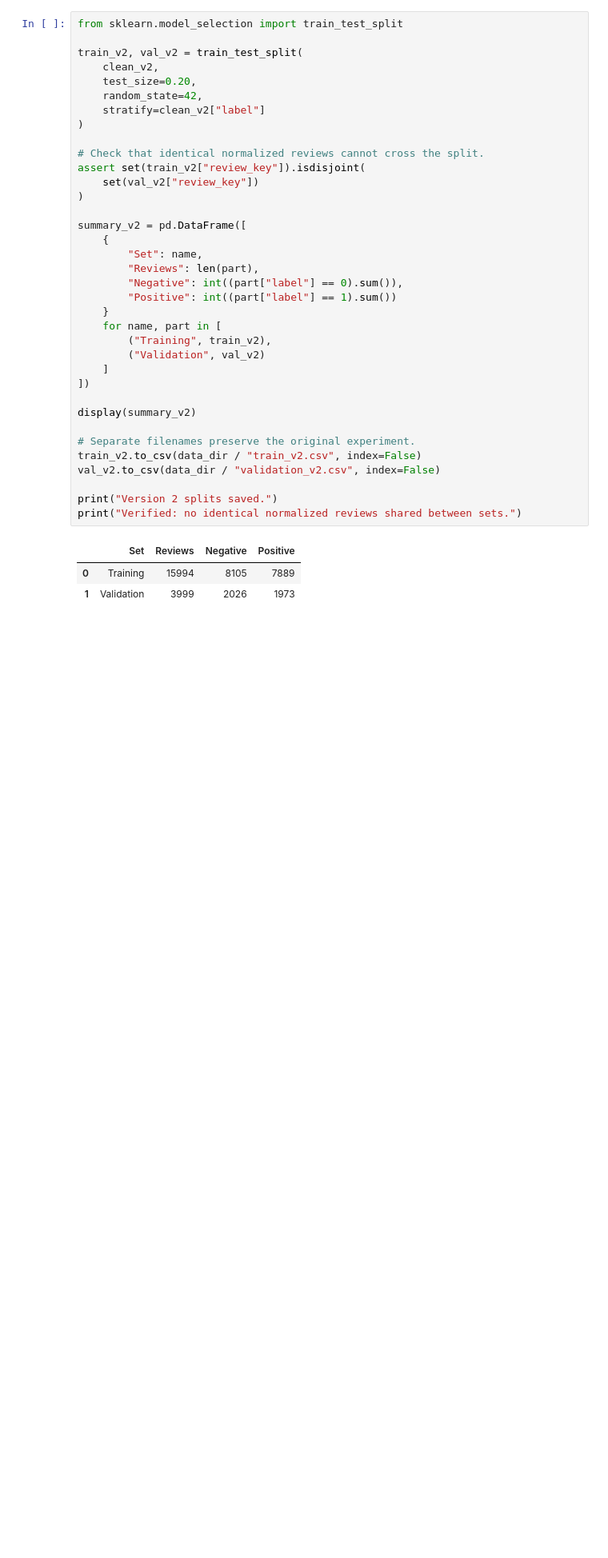
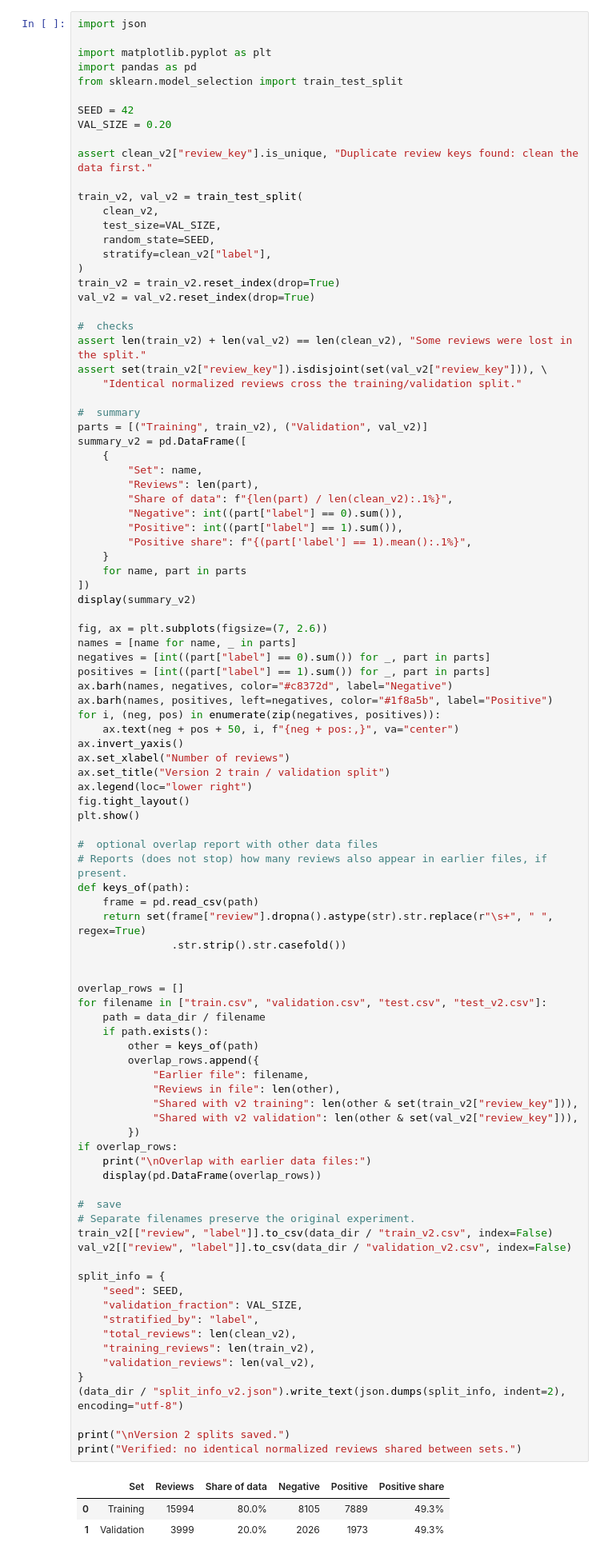
Before and after one commit to xahiru/PT22026, a Jupyter notebook: ali081/sentiment_analysis.ipynb, the cells around one changed output. Shown at 80% size. Cells and saved outputs as stored; diff of their text form; blank space fills up the shorter version.

```diff
--- a/ali081/sentiment_analysis.ipynb
+++ b/ali081/sentiment_analysis.ipynb
@@ -900,42 +1742,102 @@ Clean reviews: 19993
 # %% [markdown]
 ## 4.2 Stratified development splits
 # %%
+import json
+
+import matplotlib.pyplot as plt
+import pandas as pd
 from sklearn.model_selection import train_test_split
+
+SEED = 42
+VAL_SIZE = 0.20
+
+assert clean_v2["review_key"].is_unique, "Duplicate review keys found: clean the data first."
 
 train_v2, val_v2 = train_test_split(
     clean_v2,
-    test_size=0.20,
-    random_state=42,
-    stratify=clean_v2["label"]
+    test_size=VAL_SIZE,
+    random_state=SEED,
+    stratify=clean_v2["label"],
 )
+train_v2 = train_v2.reset_index(drop=True)
+val_v2 = val_v2.reset_index(drop=True)
 
-# Check that identical normalized reviews cannot cross the split.
-assert set(train_v2["review_key"]).isdisjoint(
-    set(val_v2["review_key"])
-)
+#  checks
+assert len(train_v2) + len(val_v2) == len(clean_v2), "Some reviews were lost in the split."
+assert set(train_v2["review_key"]).isdisjoint(set(val_v2["review_key"])), \
+    "Identical normalized reviews cross the training/validation split."
 
+#  summary
+parts = [("Training", train_v2), ("Validation", val_v2)]
 summary_v2 = pd.DataFrame([
     {
         "Set": name,
         "Reviews": len(part),
+        "Share of data": f"{len(part) / len(clean_v2):.1%}",
         "Negative": int((part["label"] == 0).sum()),
-        "Positive": int((part["label"] == 1).sum())
+        "Positive": int((part["label"] == 1).sum()),
+        "Positive share": f"{(part['label'] == 1).mean():.1%}",
     }
-    for name, part in [
-        ("Training", train_v2),
-        ("Validation", val_v2)
-    ]
+    for name, part in parts
 ])
-
 display(summary_v2)
 
+fig, ax = plt.subplots(figsize=(7, 2.6))
+names = [name for name, _ in parts]
+negatives = [int((part["label"] == 0).sum()) for _, part in parts]
+positives = [int((part["label"] == 1).sum()) for _, part in parts]
+ax.barh(names, negatives, color="#c8372d", label="Negative")
+ax.barh(names, positives, left=negatives, color="#1f8a5b", label="Positive")
+for i, (neg, pos) in enumerate(zip(negatives, positives)):
+    ax.text(neg + pos + 50, i, f"{neg + pos:,}", va="center")
+ax.invert_yaxis()
+ax.set_xlabel("Number of reviews")
+ax.set_title("Version 2 train / validation split")
+ax.legend(loc="lower right")
+fig.tight_layout()
+plt.show()
+
+#  optional overlap report with other data files
+# Reports (does not stop) how many reviews also appear in earlier files, if present.
+def keys_of(path):
+    frame = pd.read_csv(path)
+    return set(frame["review"].dropna().astype(str).str.replace(r"\s+", " ", regex=True)
+               .str.strip().str.casefold())
+
+
+overlap_rows = []
+for filename in ["train.csv", "validation.csv", "test.csv", "test_v2.csv"]:
+    path = data_dir / filename
+    if path.exists():
+        other = keys_of(path)
+        overlap_rows.append({
+            "Earlier file": filename,
+            "Reviews in file": len(other),
+            "Shared with v2 training": len(other & set(train_v2["review_key"])),
+            "Shared with v2 validation": len(other & set(val_v2["review_key"])),
+        })
+if overlap_rows:
+    print("\nOverlap with earlier data files:")
+    display(pd.DataFrame(overlap_rows))
+
+#  save
 # Separate filenames preserve the original experiment.
-train_v2.to_csv(data_dir / "train_v2.csv", index=False)
-val_v2.to_csv(data_dir / "validation_v2.csv", index=False)
+train_v2[["review", "label"]].to_csv(data_dir / "train_v2.csv", index=False)
+val_v2[["review", "label"]].to_csv(data_dir / "validation_v2.csv", index=False)
 
-print("Version 2 splits saved.")
+split_info = {
+    "seed": SEED,
+    "validation_fraction": VAL_SIZE,
+    "stratified_by": "label",
+    "total_reviews": len(clean_v2),
+    "training_reviews": len(train_v2),
+    "validation_reviews": len(val_v2),
+}
+(data_dir / "split_info_v2.json").write_text(json.dumps(split_info, indent=2), encoding="utf-8")
+
+print("\nVersion 2 splits saved.")
 print("Verified: no identical normalized reviews shared between sets.")
 # %% [output]
-|  | Set | Reviews | Negative | Positive |
-| 0 | Training | 15994 | 8105 | 7889 |
-| 1 | Validation | 3999 | 2026 | 1973 |
+|  | Set | Reviews | Share of data | Negative | Positive | Positive share |
+| 0 | Training | 15994 | 80.0% | 8105 | 7889 | 49.3% |
+| 1 | Validation | 3999 | 20.0% | 2026 | 1973 | 49.3% |
```
Also changed, not shown: parts of 28 cells of this notebook, 37 other files.
